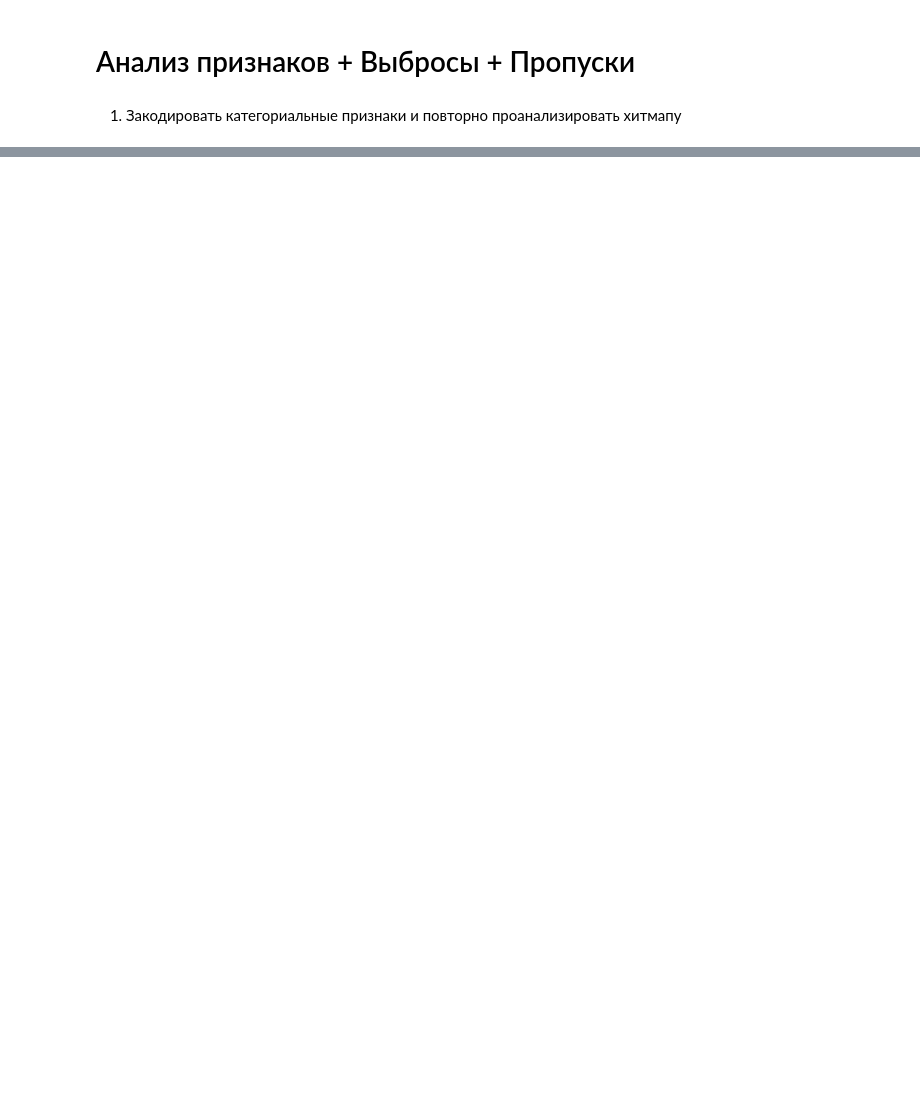
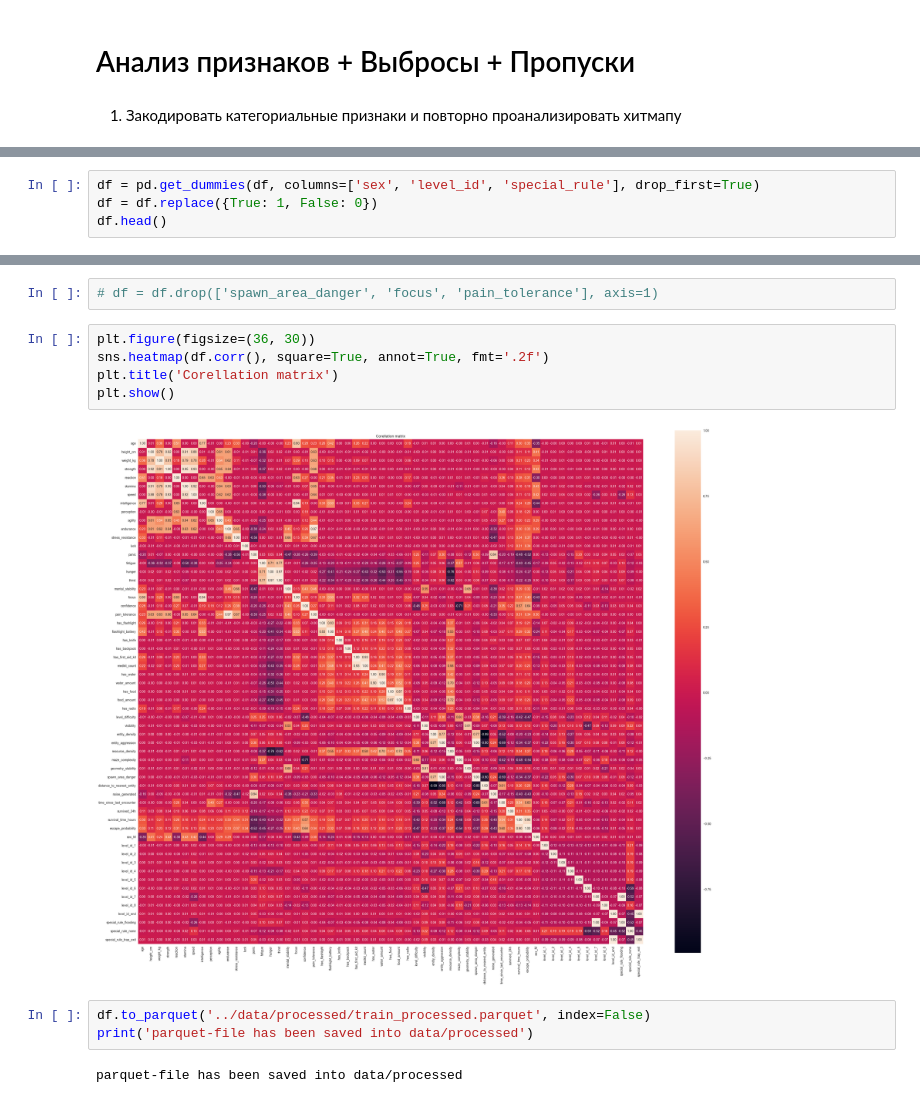
Before and after one commit to ZimBazo/BackroomsML, a Jupyter notebook: notebooks/1_EDA.ipynb, the cells around one changed output, grey strips where cells are left out. Drawn from its saved outputs; the diff is of its cells as text; blank space fills up the shorter version.

```diff
--- a/notebooks/1_EDA.ipynb
+++ b/notebooks/1_EDA.ipynb
@@ -109,0 +161,4 @@ plt.show()
+# %%
+df = pd.get_dummies(df, columns=['sex', 'level_id', 'special_rule'], drop_first=True)
+df = df.replace({True: 1, False: 0})
+df.head()
@@ -109,0 +173,14 @@ plt.show()
+# %%
+# df = df.drop(['spawn_area_danger', 'focus', 'pain_tolerance'], axis=1)
+# %%
+plt.figure(figsize=(36, 30))
+sns.heatmap(df.corr(), square=True, annot=True, fmt='.2f')
+plt.title('Corellation matrix')
+plt.show()
+# %% [output]
+[figure, added]
+# %%
+df.to_parquet('../data/processed/train_processed.parquet', index=False)
+print('parquet-file has been saved into data/processed')
+# %% [output]
+parquet-file has been saved into data/processed
```
Also changed, not shown: parts of 15 cells of this notebook, 5 other files.
